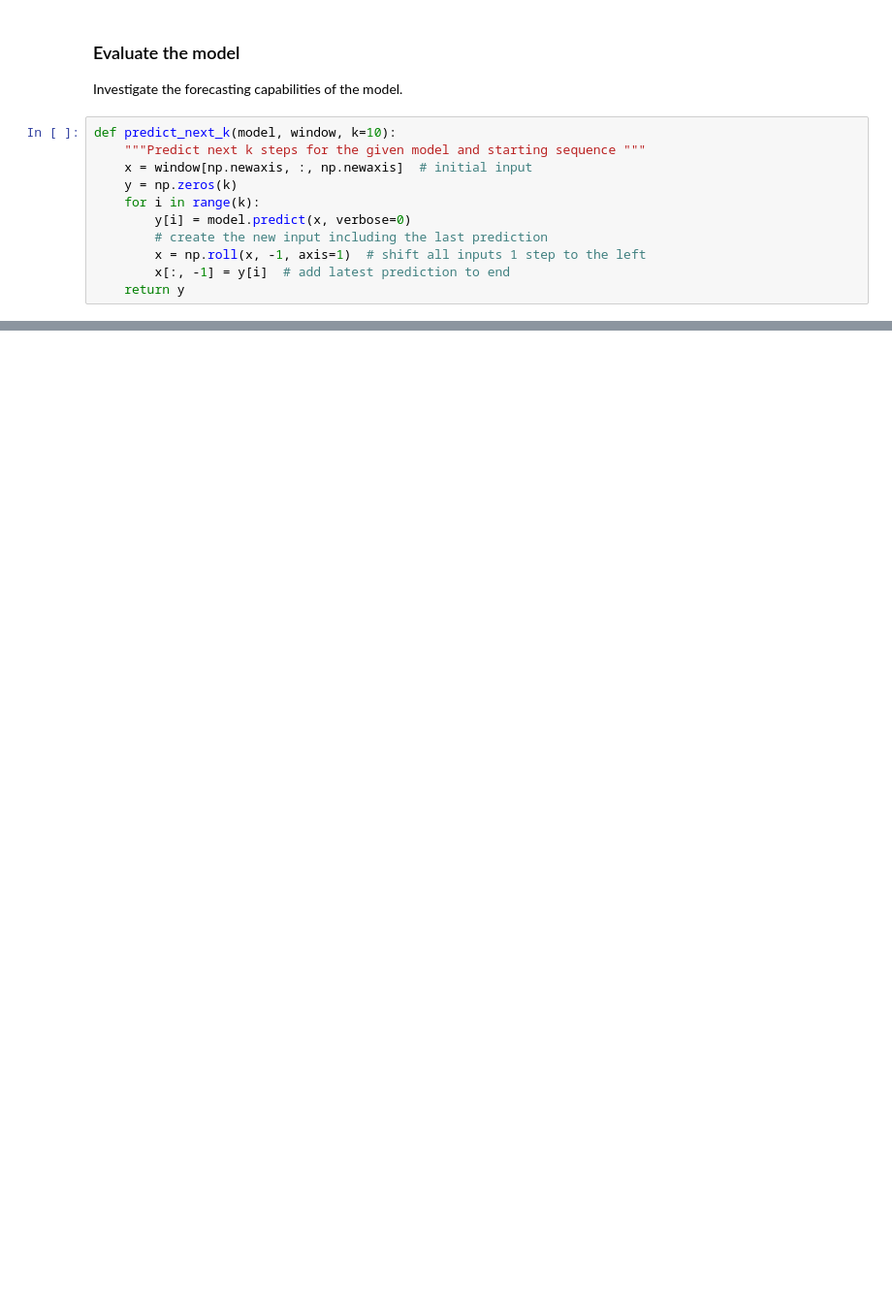
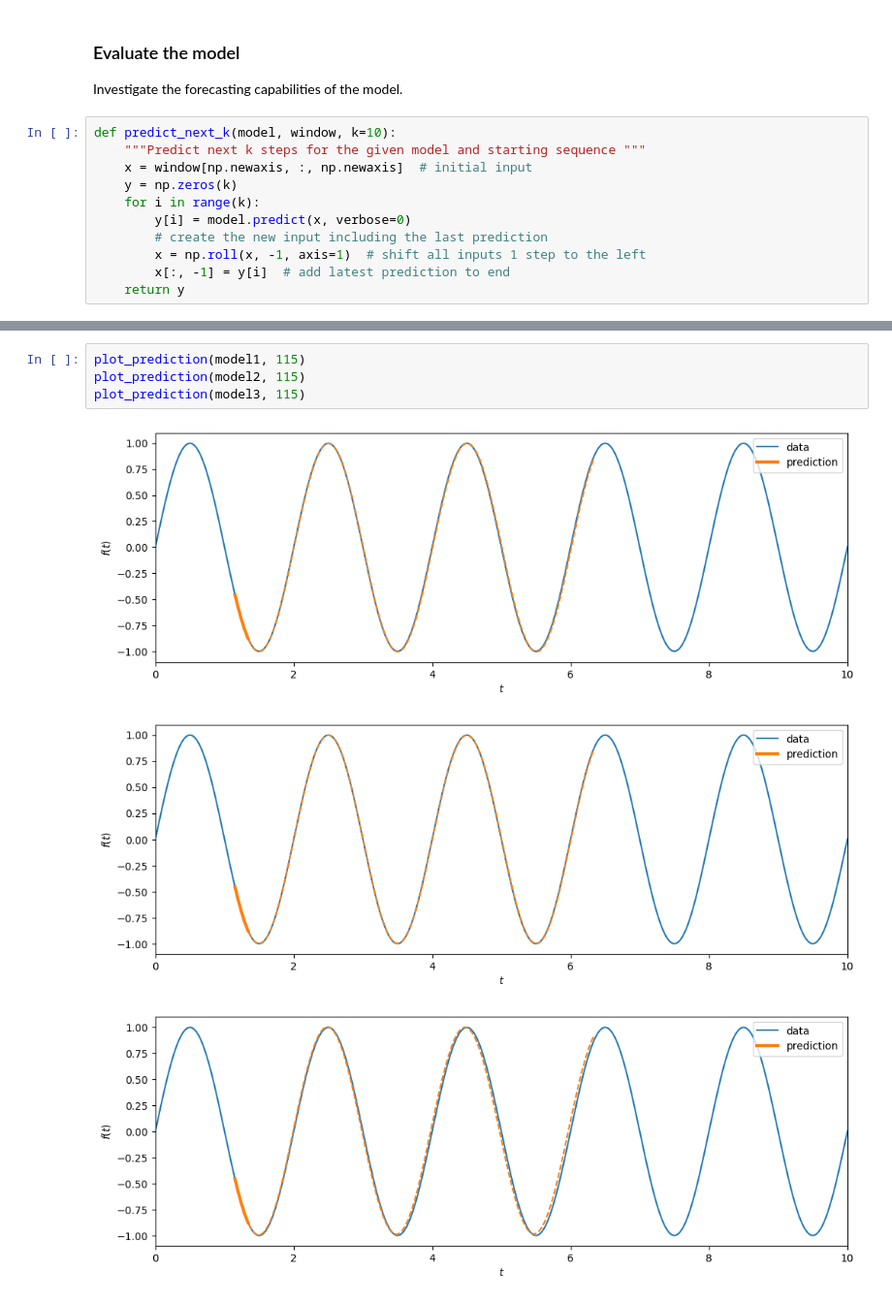
Before and after one commit to adrian-sica/ADL2025_exercises, a Jupyter notebook: Exercise8p1/Exercise_8_1_sine_wave_forecasting.ipynb, the cells around one changed output, grey strips where cells are left out. Shown: that part at 97% size. Cells and saved outputs as stored; diff of their text form; blank space fills up the shorter version.

```diff
--- a/Exercise8p1/Exercise_8_1_sine_wave_forecasting.ipynb
+++ b/Exercise8p1/Exercise_8_1_sine_wave_forecasting.ipynb
@@ -167,0 +236,8 @@ plot_prediction(115)
+# %%
+plot_prediction(model1, 115)
+plot_prediction(model2, 115)
+plot_prediction(model3, 115)
+# %% [output]
+[figure, added]
+[figure, added]
+[figure, added]
```
Also changed, not shown: parts of 13 cells of this notebook.
